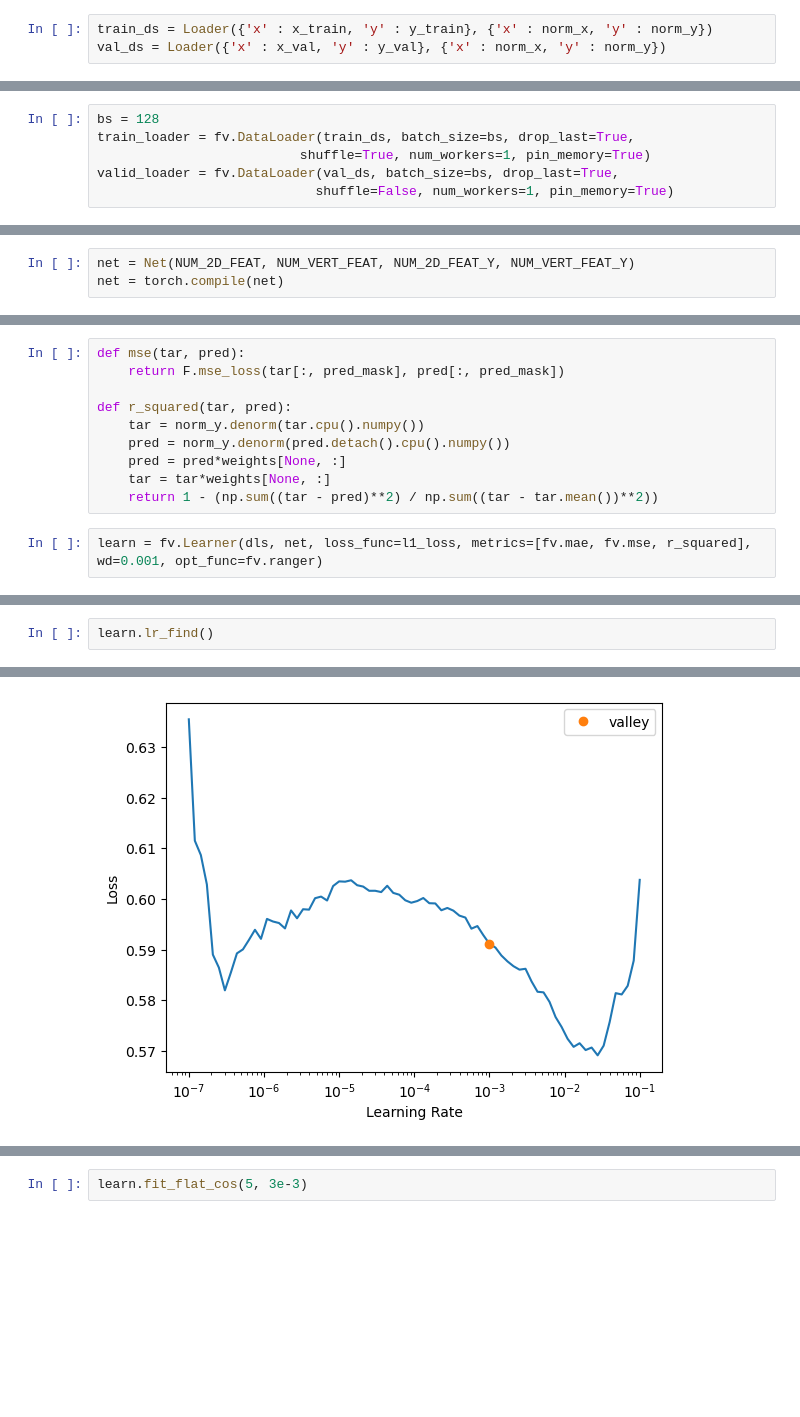
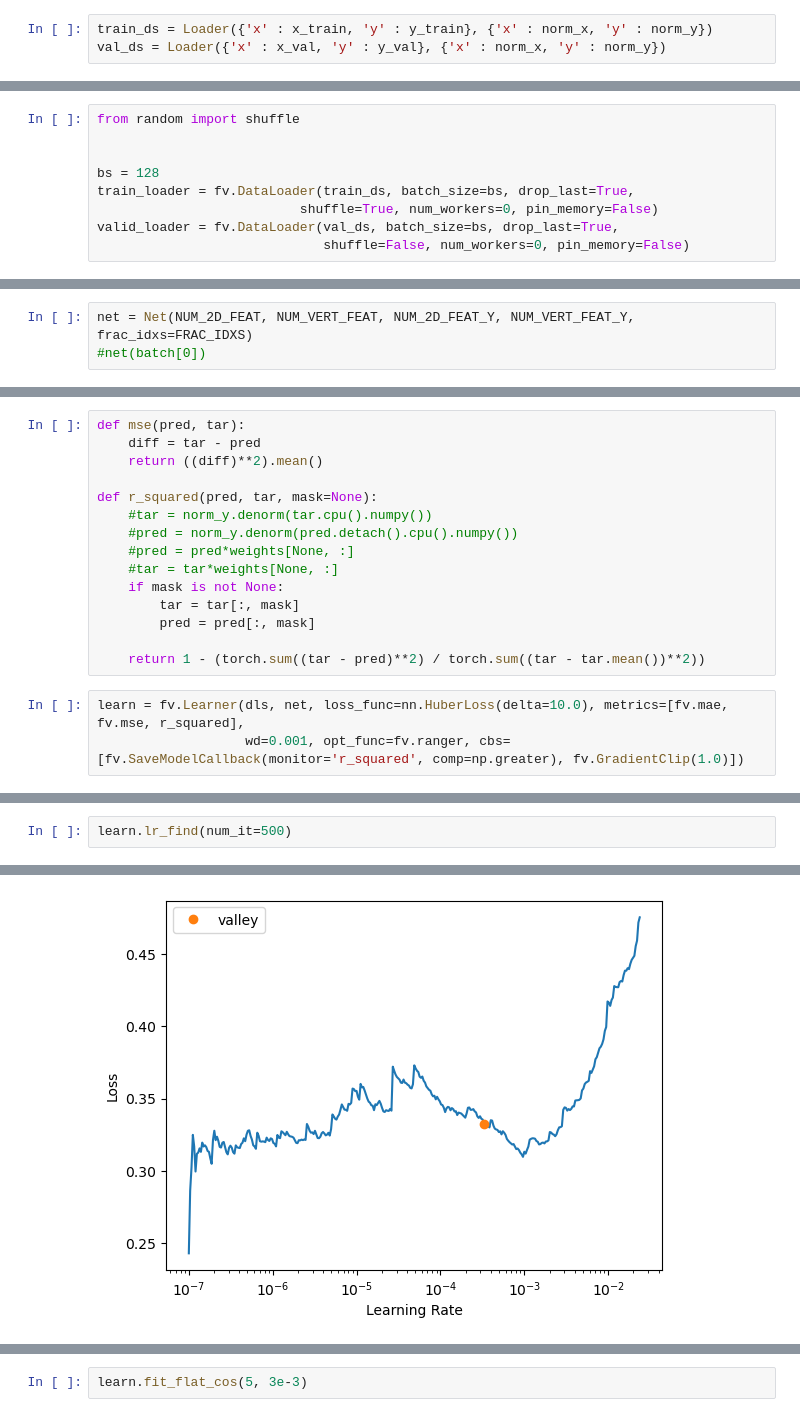
Before and after one commit to leroybird/LEAP-ClimSim, a Jupyter notebook: train.ipynb, the cells around one changed output, grey strips where cells are left out. Drawn from its saved outputs; the diff is of its cells as text; blank space fills up the shorter version.

Commit message:
Added new models

```diff
--- a/train.ipynb
+++ b/train.ipynb
@@ -145,8 +215,11 @@ len(train_ds), len(val_ds)
 # %% [output]
 (3800000, 200000)
 # %%
+from random import shuffle
+
+
 bs = 128
 train_loader = fv.DataLoader(train_ds, batch_size=bs, drop_last=True,
-                          shuffle=True, num_workers=1, pin_memory=True)
+                          shuffle=True, num_workers=0, pin_memory=False)
 valid_loader = fv.DataLoader(val_ds, batch_size=bs, drop_last=True,
-                            shuffle=False, num_workers=1, pin_memory=True)
+                             shuffle=False, num_workers=0, pin_memory=False)
@@ -236,3 +269,3 @@ class Net(nn.Module):
 # %%
-net = Net(NUM_2D_FEAT, NUM_VERT_FEAT, NUM_2D_FEAT_Y, NUM_VERT_FEAT_Y)
-net = torch.compile(net)
+net = Net(NUM_2D_FEAT, NUM_VERT_FEAT, NUM_2D_FEAT_Y, NUM_VERT_FEAT_Y, frac_idxs=FRAC_IDXS)
+#net(batch[0])
@@ -251,12 +276,18 @@ def l1_loss(tar, pred):
 # %%
-def mse(tar, pred):
-    return F.mse_loss(tar[:, pred_mask], pred[:, pred_mask])
+def mse(pred, tar):
+    diff = tar - pred
+    return ((diff)**2).mean()
 
-def r_squared(tar, pred):
-    tar = norm_y.denorm(tar.cpu().numpy())
-    pred = norm_y.denorm(pred.detach().cpu().numpy())
-    pred = pred*weights[None, :]
-    tar = tar*weights[None, :]
-    return 1 - (np.sum((tar - pred)**2) / np.sum((tar - tar.mean())**2))
+def r_squared(pred, tar, mask=None):
+    #tar = norm_y.denorm(tar.cpu().numpy())
+    #pred = norm_y.denorm(pred.detach().cpu().numpy())
+    #pred = pred*weights[None, :]
+    #tar = tar*weights[None, :]
+    if mask is not None:
+        tar = tar[:, mask]
+        pred = pred[:, mask]
+
+    return 1 - (torch.sum((tar - pred)**2) / torch.sum((tar - tar.mean())**2))
 # %%
-learn = fv.Learner(dls, net, loss_func=l1_loss, metrics=[fv.mae, fv.mse, r_squared], wd=0.001, opt_func=fv.ranger)
+learn = fv.Learner(dls, net, loss_func=nn.HuberLoss(delta=10.0), metrics=[fv.mae, fv.mse, r_squared],
+                   wd=0.001, opt_func=fv.ranger, cbs=[fv.SaveModelCallback(monitor='r_squared', comp=np.greater), fv.GradientClip(1.0)])
@@ -263,3 +315,3 @@ learn = fv.Learner(dls, net, loss_func=l1_loss, metrics=[fv.mae, fv.mse, r_squar
 # %%
-learn.lr_find()
+learn.lr_find(num_it=500)
 # %% [output]
@@ -269 +320 @@ SuggestedLRs(valley=0.0010000000474974513)
-[figure, old version]
+[figure, new version]
```
Also changed, not shown: parts of 78 cells of this notebook, 5 other files.
